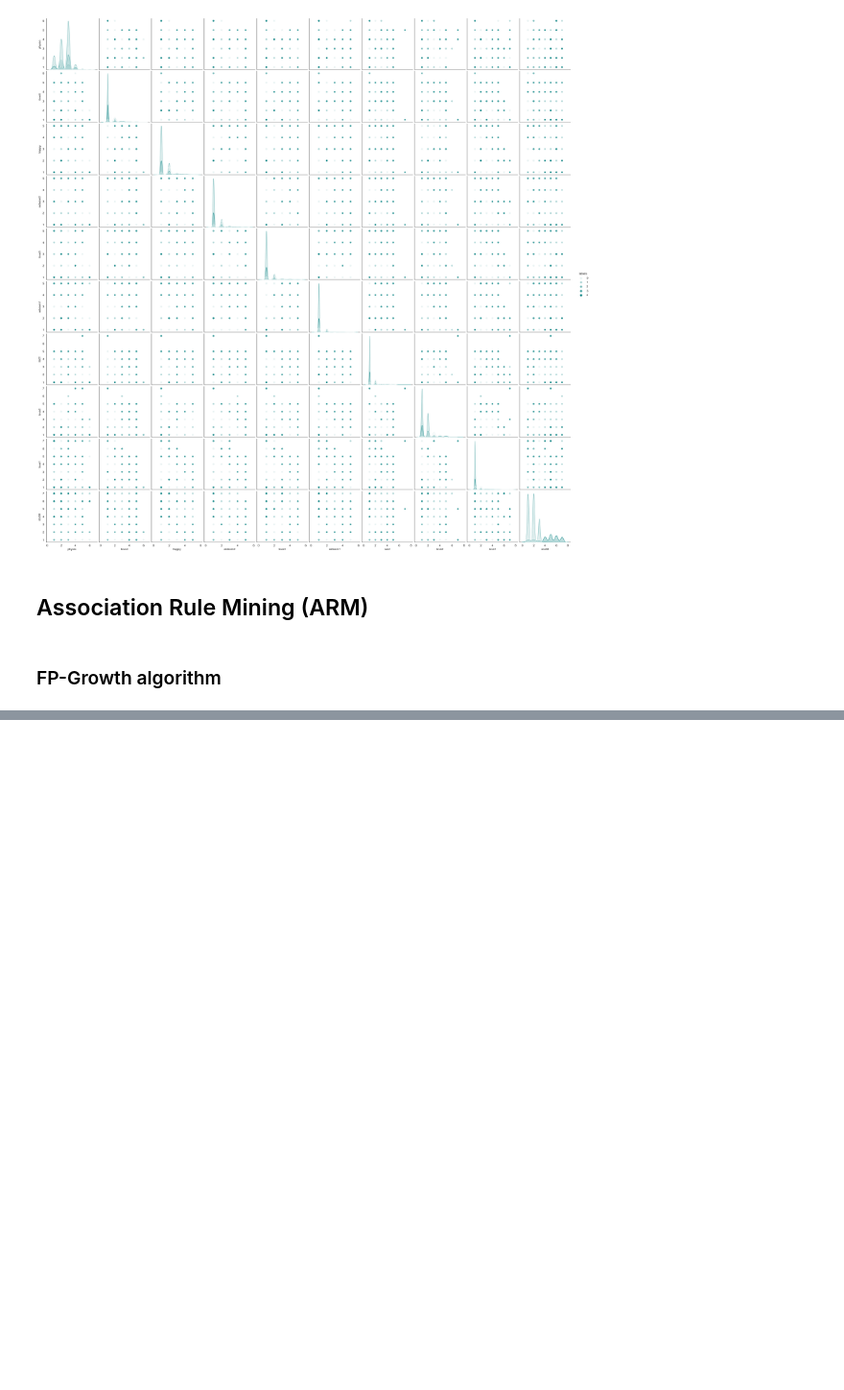
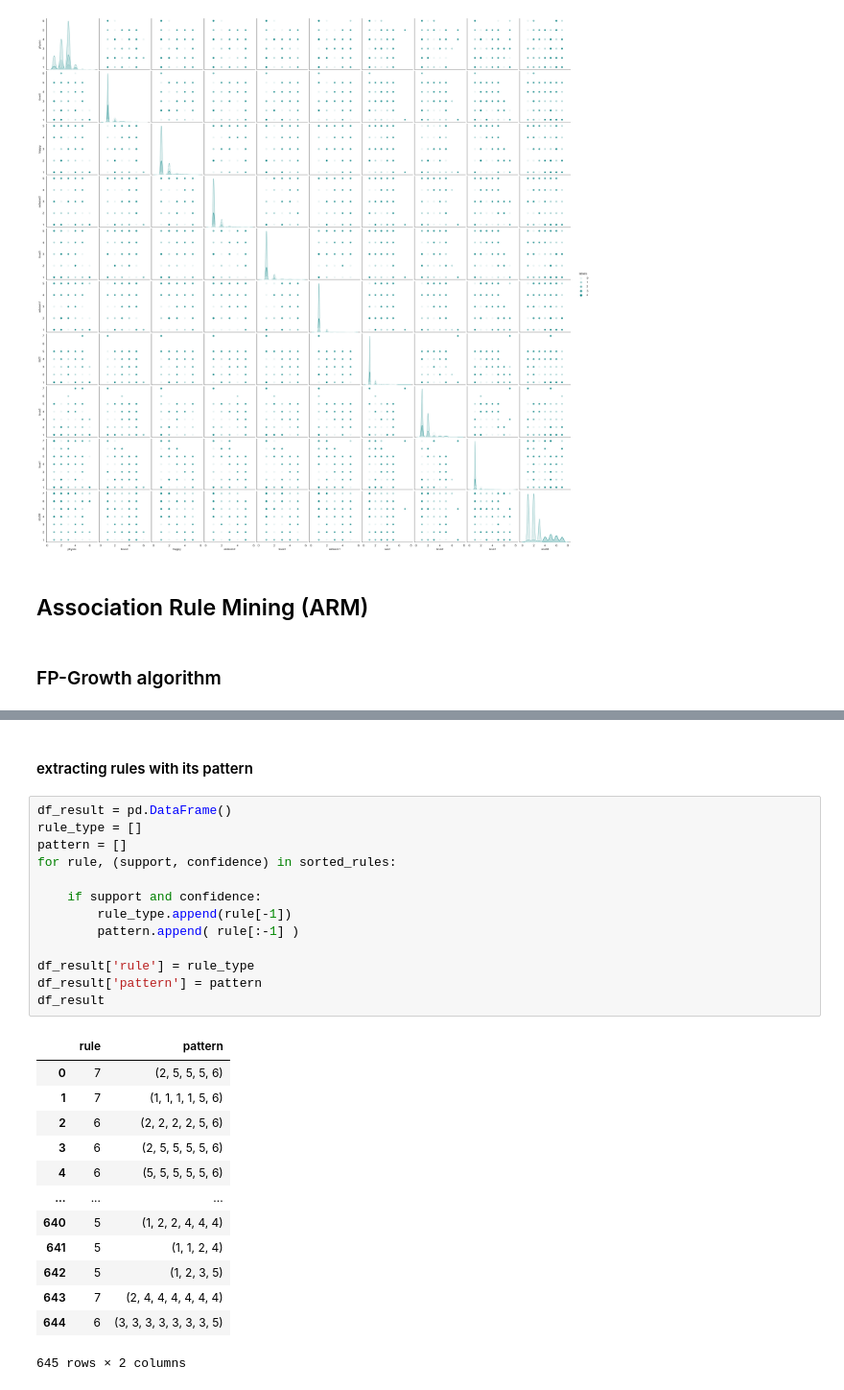
Before and after one commit to aminshannan121/Data_Mining_Project, a Jupyter notebook: Project.ipynb, the cells around one changed output, grey strips where cells are left out. Shown at 96% size. Saved outputs shown, nothing was run; the diff lists cells and outputs as text; blank space fills up the shorter version.

```diff
--- a/Project.ipynb
+++ b/Project.ipynb
@@ -931,0 +984,29 @@ sns.pairplot(df_labeled,hue='labels', palette = palette)
+# %% [markdown]
+#### extracting rules with its pattern
+# %%
+df_result = pd.DataFrame()
+rule_type = []
+pattern = []
+for rule, (support, confidence) in sorted_rules:
+
+    if support and confidence:
+        rule_type.append(rule[-1])
+        pattern.append( rule[:-1] )
+
+df_result['rule'] = rule_type
+df_result['pattern'] = pattern
+df_result
+# %% [output]
+|  | rule | pattern |
+| 0 | 7 | (2, 5, 5, 5, 6) |
+| 1 | 7 | (1, 1, 1, 1, 5, 6) |
+| 2 | 6 | (2, 2, 2, 2, 5, 6) |
+| 3 | 6 | (2, 5, 5, 5, 5, 6) |
+| 4 | 6 | (5, 5, 5, 5, 5, 6) |
+| ... | ... | ... |
+| 640 | 5 | (1, 2, 2, 4, 4, 4) |
+| 641 | 5 | (1, 1, 2, 4) |
+| 642 | 5 | (1, 2, 3, 5) |
+| 643 | 7 | (2, 4, 4, 4, 4, 4, 4) |
+| 644 | 6 | (3, 3, 3, 3, 3, 3, 3, 5) |
+645 rows × 2 columns
```
Also changed, not shown: parts of 8 cells of this notebook.
